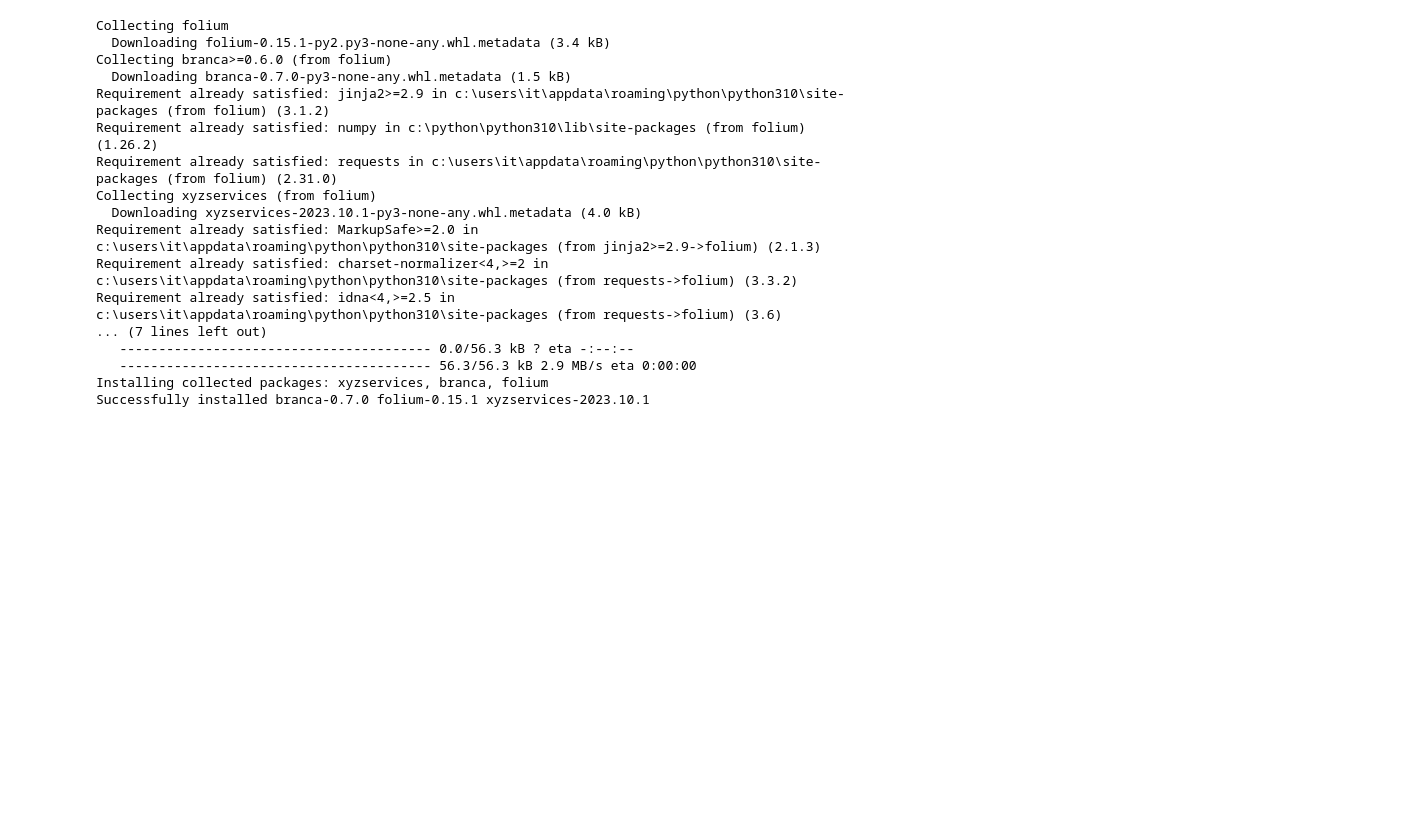
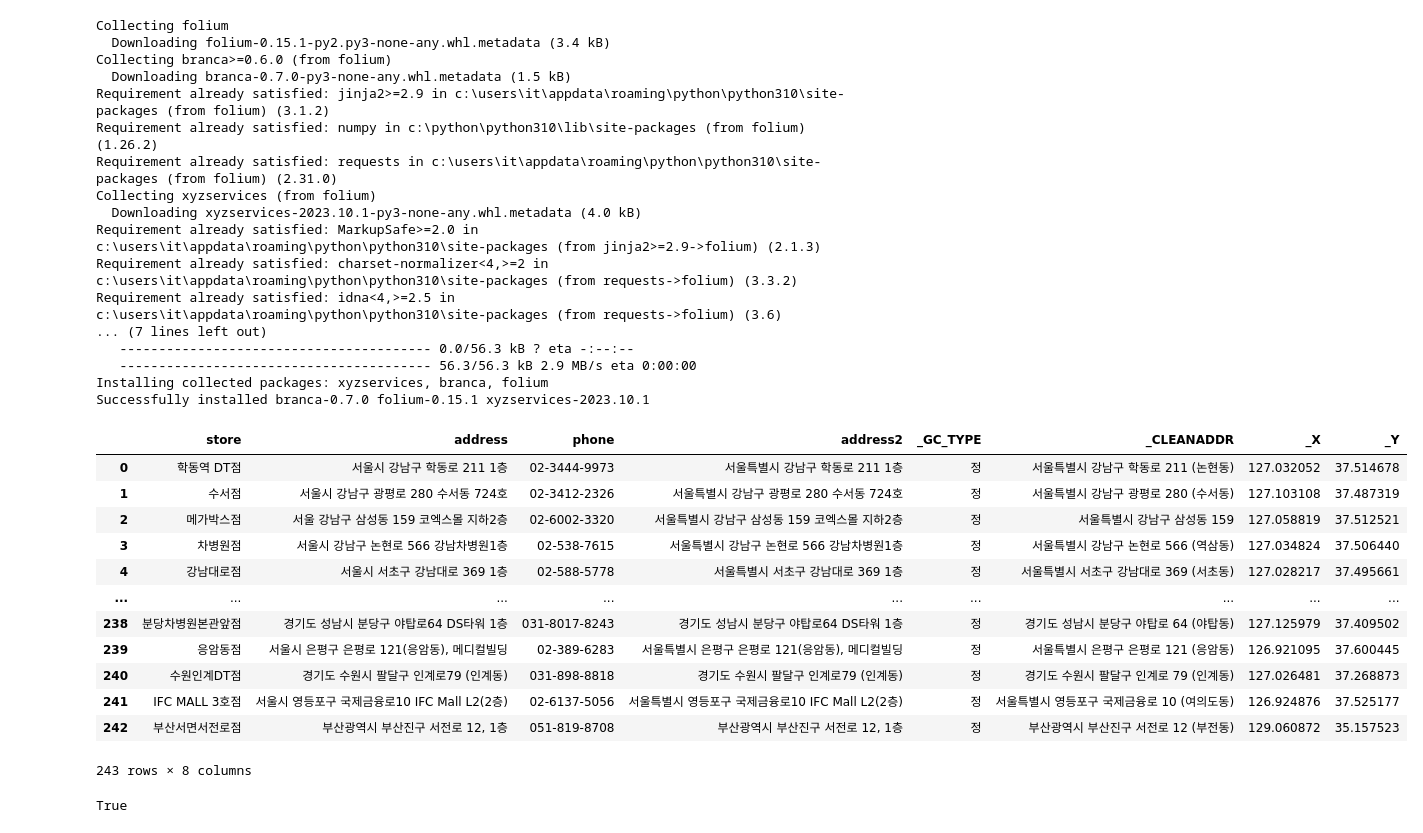
Before and after one commit to mimimioo/BigdataVisualization_analyze, a Jupyter notebook: 3-지도맵-통계/test.ipynb, the cells around one changed output. Drawn from its saved outputs; the diff is of its cells as text; code cells hidden in the pictures; blank space fills up the shorter version.

Commit message:
3교시 지도맵 시각화, folium 이용해서, 마커 추가해서 , html 저장 후, 확인

```diff
--- a/3-지도맵-통계/test.ipynb
+++ b/3-지도맵-통계/test.ipynb
@@ -162,0 +167,18 @@ map_busanit.save("./map_busanit.html")
+# %%
+# 커피빈 매장의 주소 -> 위도 경도로 변환 된 csv 파일 읽기
+CB_geoData = pd.read_csv("./CB_geo_shp.csv", encoding="utf-8", engine="python")
+CB_geoData
+# %% [output]
+|  | store | address | phone | address2 | _GC_TYPE | _CLEANADDR | _X | _Y |
+| 0 | 학동역 DT점 | 서울시 강남구 학동로 211 1층 | 02-3444-9973 | 서울특별시 강남구 학동로 211 1층 | 정 | 서울특별시 강남구 학동로 211 (논현동) | 127.032052 | 37.514678 |
+| 1 | 수서점 | 서울시 강남구 광평로 280 수서동 724호 | 02-3412-2326 | 서울특별시 강남구 광평로 280 수서동 724호 | 정 | 서울특별시 강남구 광평로 280 (수서동) | 127.103108 | 37.487319 |
+| 2 | 메가박스점 | 서울 강남구 삼성동 159 코엑스몰 지하2층 | 02-6002-3320 | 서울특별시 강남구 삼성동 159 코엑스몰 지하2층 | 정 | 서울특별시 강남구 삼성동 159 | 127.058819 | 37.512521 |
+| 3 | 차병원점 | 서울시 강남구 논현로 566 강남차병원1층 | 02-538-7615 | 서울특별시 강남구 논현로 566 강남차병원1층 | 정 | 서울특별시 강남구 논현로 566 (역삼동) | 127.034824 | 37.506440 |
+| 4 | 강남대로점 | 서울시 서초구 강남대로 369 1층 | 02-588-5778 | 서울특별시 서초구 강남대로 369 1층 | 정 | 서울특별시 서초구 강남대로 369 (서초동) | 127.028217 | 37.495661 |
+| ... | ... | ... | ... | ... | ... | ... | ... | ... |
+| 238 | 분당차병원본관앞점 | 경기도 성남시 분당구 야탑로64 DS타워 1층 | 031-8017-8243 | 경기도 성남시 분당구 야탑로64 DS타워 1층 | 정 | 경기도 성남시 분당구 야탑로 64 (야탑동) | 127.125979 | 37.409502 |
+| 239 | 응암동점 | 서울시 은평구 은평로 121(응암동), 메디컬빌딩 | 02-389-6283 | 서울특별시 은평구 은평로 121(응암동), 메디컬빌딩 | 정 | 서울특별시 은평구 은평로 121 (응암동) | 126.921095 | 37.600445 |
+| 240 | 수원인계DT점 | 경기도 수원시 팔달구 인계로79 (인계동) | 031-898-8818 | 경기도 수원시 팔달구 인계로79 (인계동) | 정 | 경기도 수원시 팔달구 인계로 79 (인계동) | 127.026481 | 37.268873 |
+| 241 | IFC MALL 3호점 | 서울시 영등포구 국제금융로10 IFC Mall L2(2층) | 02-6137-5056 | 서울특별시 영등포구 국제금융로10 IFC Mall L2(2층) | 정 | 서울특별시 영등포구 국제금융로 10 (여의도동) | 126.924876 | 37.525177 |
+| 242 | 부산서면서전로점 | 부산광역시 부산진구 서전로 12, 1층 | 051-819-8708 | 부산광역시 부산진구 서전로 12, 1층 | 정 | 부산광역시 부산진구 서전로 12 (부전동) | 129.060872 | 35.157523 |
+243 rows × 8 columns
@@ -162,0 +197,5 @@ map_busanit.save("./map_busanit.html")
+# %%
+import webbrowser
+webbrowser.open("C:/BigDataTest/My_Python/3-지도맵-통계/map_커피빈_마커추가.html")
+# %% [output]
+True
```
Also changed, not shown: parts of 2 cells of this notebook, 1 other file.
